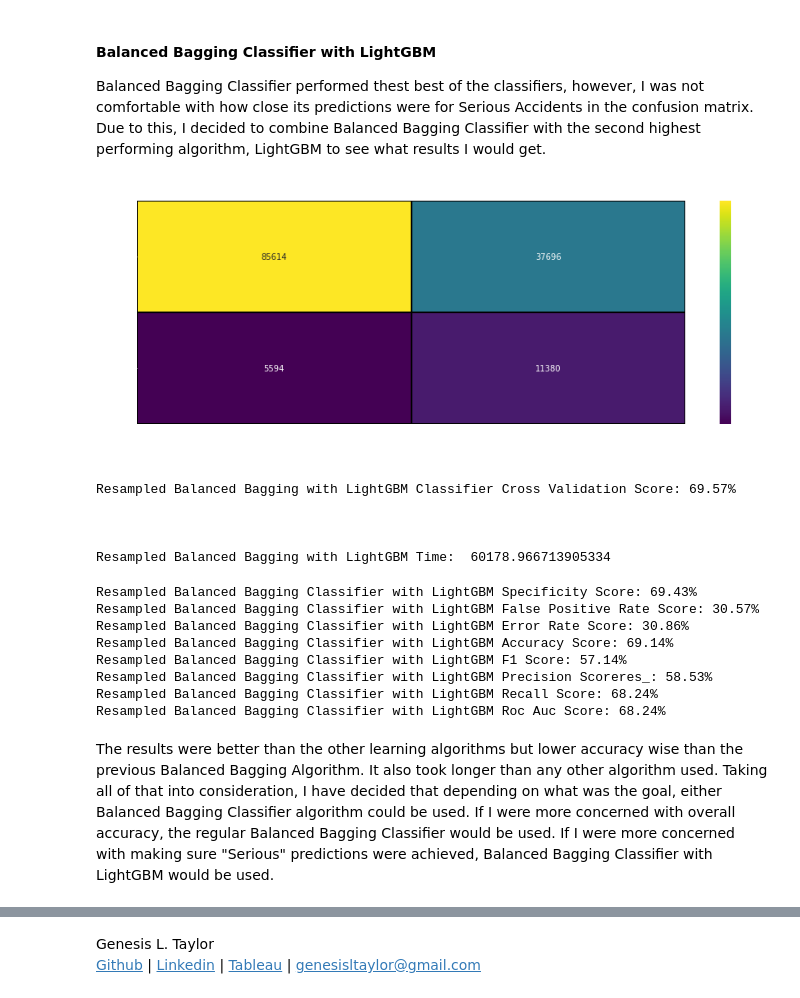
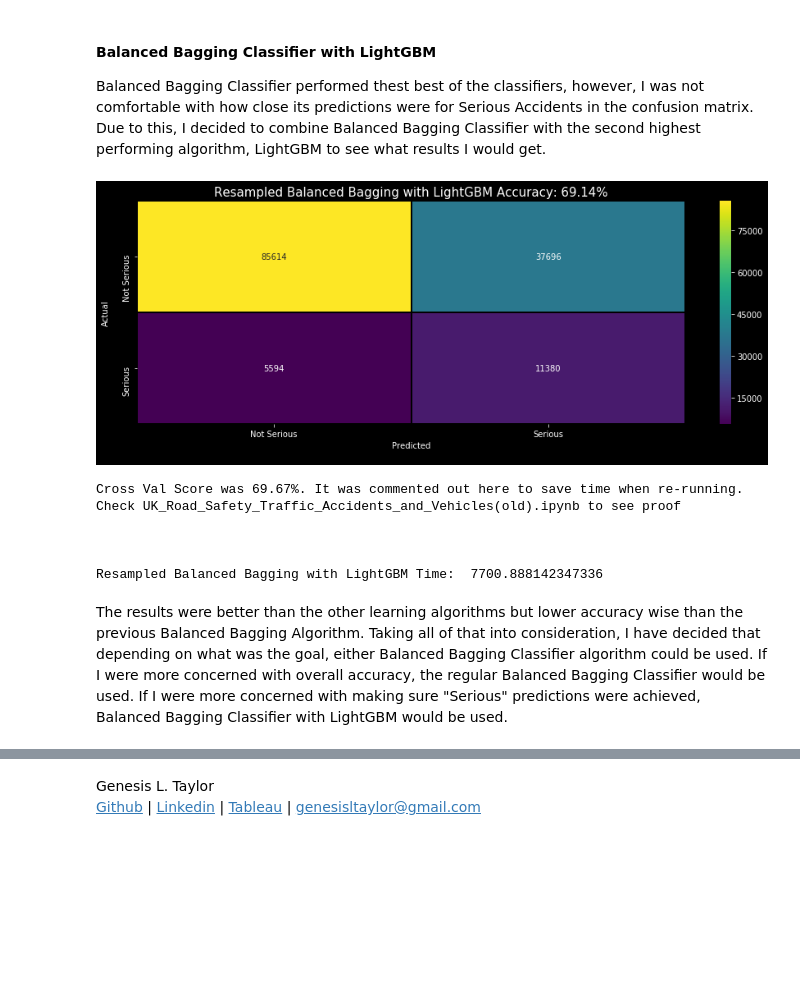
Before and after one commit to GenTaylor/Traffic-Accident-Analysis, a Jupyter notebook: UK_Road_Safety_Traffic_Accidents_and_Vehicles.ipynb, the cells around one changed output, grey strips where cells are left out. Drawn from its saved outputs; the diff is of its cells as text; code cells hidden in the pictures; blank space fills up the shorter version.

```diff
--- a/UK_Road_Safety_Traffic_Accidents_and_Vehicles.ipynb
+++ b/UK_Road_Safety_Traffic_Accidents_and_Vehicles.ipynb
@@ -2834,7 +2785,7 @@ def cm_plot(var):
     plt.style.use('dark_background')
     plt.clf()
     plt.imshow(var, interpolation='nearest', cmap='tab20')
-    classNames = ['No Loyalty','Loyalty']
+    classNames = ['Not Serious','Serious']
     plt.title('Confusion Matrix')
     plt.ylabel('Actual\n')
     plt.xlabel('Predicted\n')
@@ -3090,44 +3041,54 @@ Balanced Bagging Classifier performed thest best of the classifiers, however, I
 # %%
 #start
 start_res_bbag_w_lgbm = time.time()
 
 # Balanced Bagging Classifier
-res_bbag_w_lgbm = BalancedBaggingClassifier(base_estimator=res_lgbm, max_features=X.shape[1], n_estimators=500, replacement=True,
-                                     sampling_strategy='majority', random_state=42)
+res_bbag_w_lgbm = BalancedBaggingClassifier(base_estimator=LGBMClassifier(learning_rate =0.03,
+                                                                          max_depth=40,
+                                                                          min_data_in_leaf=10,
+                                                                          n_estimators=500,
+                                                                          num_leaves=50,
+                                                                          random_state = 42),
+                                            max_features=X.shape[1], n_estimators=500,
+                                            replacement=True, sampling_strategy='majority',
+                                            random_state=42)
 
 res_bbag_w_lgbm.fit(X_train, y_train)
 pred_res_bbag_w_lgbm = res_bbag_w_lgbm.predict(X_test)
 
 
 # Creates a confusion matrix
 res_bbag_w_lgbm_cm = confusion_matrix(y_test,pred_res_bbag_w_lgbm)
 
 # Transform to df for easier plotting
 res_bbag_w_lgbm_cm_df = pd.DataFrame(res_bbag_w_lgbm_cm,
                      index = ['Not Serious','Serious'],
                      columns = ['Not Serious','Serious'])
 
 plt.figure(figsize=(15,5))
-
+plt.style.use('dark_background')
 sns.heatmap(res_bbag_w_lgbm_cm_df, annot=True, fmt="d", cmap='viridis', linecolor='black', linewidths=1)
 plt.title('Resampled Balanced Bagging with LightGBM Accuracy: {0:.2f}%'.format(accuracy_score(y_test,pred_res_bbag_w_lgbm )*100),
           fontsize=15)
 plt.ylabel('Actual\n')
 plt.xlabel('Predicted\n')
 plt.show()
-print("Resampled Balanced Bagging with LightGBM Classifier Cross Validation Score: {:0.2f}%"
-      .format(np.mean(cross_val_score(res_bbag_w_lgbm, X_train, y_train, cv=5)*100)))
+# print("Resampled Balanced Bagging with LightGBM Classifier Cross Validation Score: {:0.2f}%"
+#       .format(np.mean(cross_val_score(res_bbag_w_lgbm, X_train, y_train, cv=3)*100)))
+print('Cross Val Score was 69.67%. It was commented out here to save time when re-running.')
+print('Check UK_Road_Safety_Traffic_Accidents_and_Vehicles(old).ipynb to see proof')
 print('\n')
 #end
 end_res_bbag_w_lgbm = time.time()
 print("\nResampled Balanced Bagging with LightGBM Time: ",end_res_bbag_w_lgbm - start_res_bbag_w_lgbm)
 # %% [output]
-[figure, old version]
+[figure, new version]
-Resampled Balanced Bagging with LightGBM Classifier Cross Validation Score: 69.57%
+Cross Val Score was 69.67%. It was commented out here to save time when re-running.
+Check UK_Road_Safety_Traffic_Accidents_and_Vehicles(old).ipynb to see proof
 
 
 
-Resampled Balanced Bagging with LightGBM Time:  60178.966713905334
+Resampled Balanced Bagging with LightGBM Time:  7700.888142347336
 # %%
 #extracting true_positives, false_positives, true_negatives, false_negatives
 tn, fp, fn, tp = confusion_matrix(y_test,pred_res_bbag_w_lgbm).ravel()
@@ -3137,13 +3098,17 @@ specificity = tn/(tn+fp)*100
 fpr = fp/(tn+fp)*100
 ers = 100-accuracy
 
+
+train_predictions2 = res_bbag_w_lgbm.predict_proba(X_test)
+
+
 print("Resampled Balanced Bagging Classifier with LightGBM Specificity Score: {0:.2f}%".format(specificity))
 print("Resampled Balanced Bagging Classifier with LightGBM False Positive Rate Score: {0:.2f}%".format(fpr))
 print("Resampled Balanced Bagging Classifier with LightGBM Error Rate Score: {0:.2f}%".format(ers))
 
 #Check scores
 print("Resampled Balanced Bagging Classifier with LightGBM Accuracy Score: {:0.2f}%"
-      .format(accuracy_score(res_y_test,pred_res_bbag_w_lgbm )*100))
+      .format(accuracy_score(y_test,pred_res_bbag_w_lgbm )*100))
 print("Resampled Balanced Bagging Classifier with LightGBM F1 Score: {:0.2f}%"
       .format(f1_score(y_test, pred_res_bbag_w_lgbm,average="macro")*100))
 print("Resampled Balanced Bagging Classifier with LightGBM Precision Scoreres_: {:0.2f}%"
@@ -3152,14 +3117,7 @@ print("Resampled Balanced Bagging Classifier with LightGBM Recall Score: {:0.2f}
       .format(recall_score(y_test, pred_res_bbag_w_lgbm, average="macro")*100))
 print("Resampled Balanced Bagging Classifier with LightGBM Roc Auc Score: {0:.2f}%"
       .format(roc_auc_score(y_test, pred_res_bbag_w_lgbm)*100))
+print("Resampled Balanced Bagging Classifier with LightGBM Roc Auc Score: {0:.2f}%"
+      .format(log_loss(y_test, train_predictions2)*100))
-# %% [output]
-Resampled Balanced Bagging Classifier with LightGBM Specificity Score: 69.43%
-Resampled Balanced Bagging Classifier with LightGBM False Positive Rate Score: 30.57%
-Resampled Balanced Bagging Classifier with LightGBM Error Rate Score: 30.86%
-Resampled Balanced Bagging Classifier with LightGBM Accuracy Score: 69.14%
-Resampled Balanced Bagging Classifier with LightGBM F1 Score: 57.14%
-Resampled Balanced Bagging Classifier with LightGBM Precision Scoreres_: 58.53%
-Resampled Balanced Bagging Classifier with LightGBM Recall Score: 68.24%
-Resampled Balanced Bagging Classifier with LightGBM Roc Auc Score: 68.24%
 # %% [markdown]
-The results were better than the other learning algorithms but lower accuracy wise than the previous Balanced Bagging Algorithm. It also took longer than any other algorithm used. Taking all of that into consideration, I have decided that depending on what was the goal, either Balanced Bagging Classifier algorithm could be used. If I were more concerned with overall accuracy, the regular Balanced Bagging Classifier would be used. If I were more concerned with making sure "Serious" predictions were achieved, Balanced Bagging Classifier with LightGBM would be used.
+The results were better than the other learning algorithms but lower accuracy wise than the previous Balanced Bagging Algorithm. Taking all of that into consideration, I have decided that depending on what was the goal, either Balanced Bagging Classifier algorithm could be used. If I were more concerned with overall accuracy, the regular Balanced Bagging Classifier would be used. If I were more concerned with making sure "Serious" predictions were achieved, Balanced Bagging Classifier with LightGBM would be used.
```
Also changed, not shown: parts of 15 cells of this notebook.
